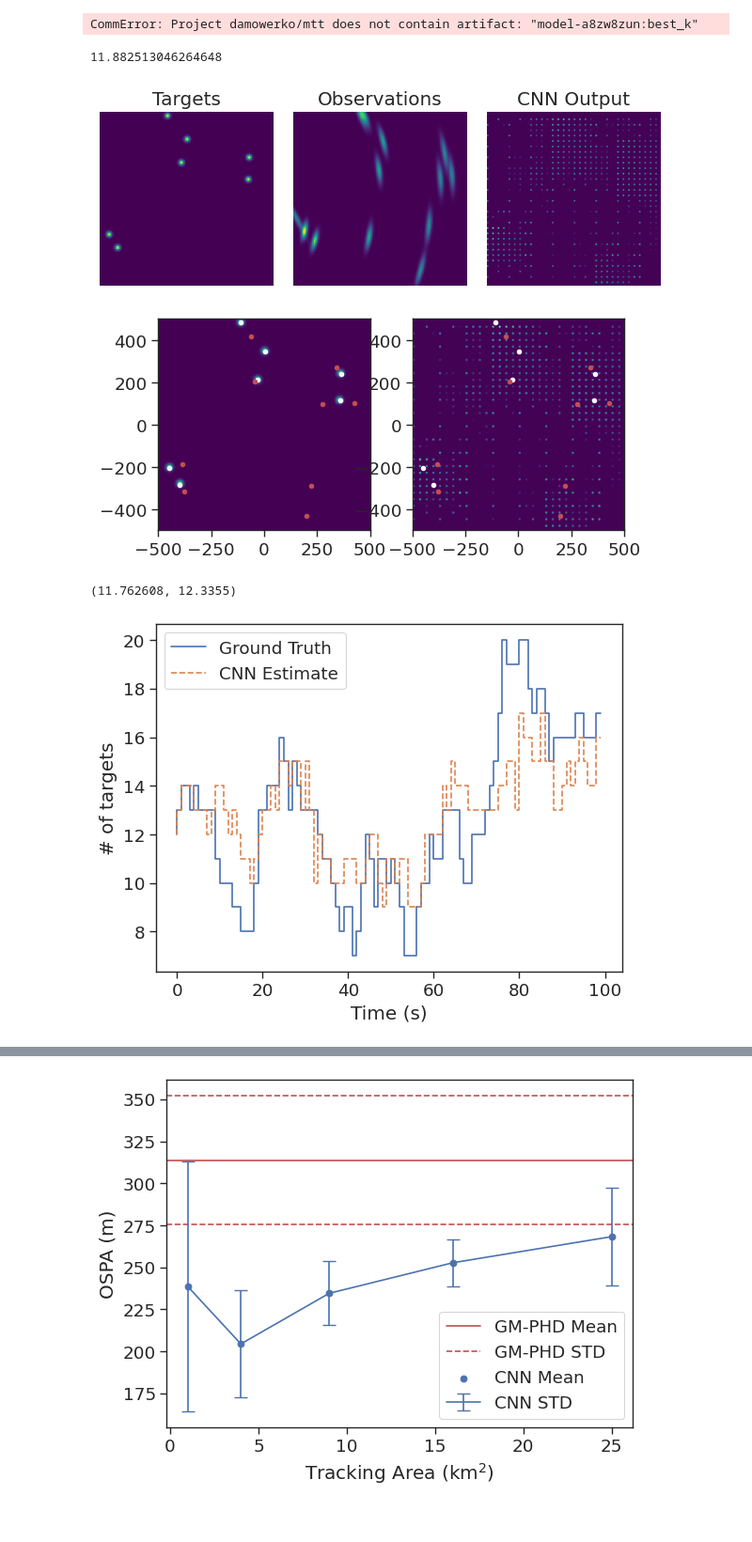
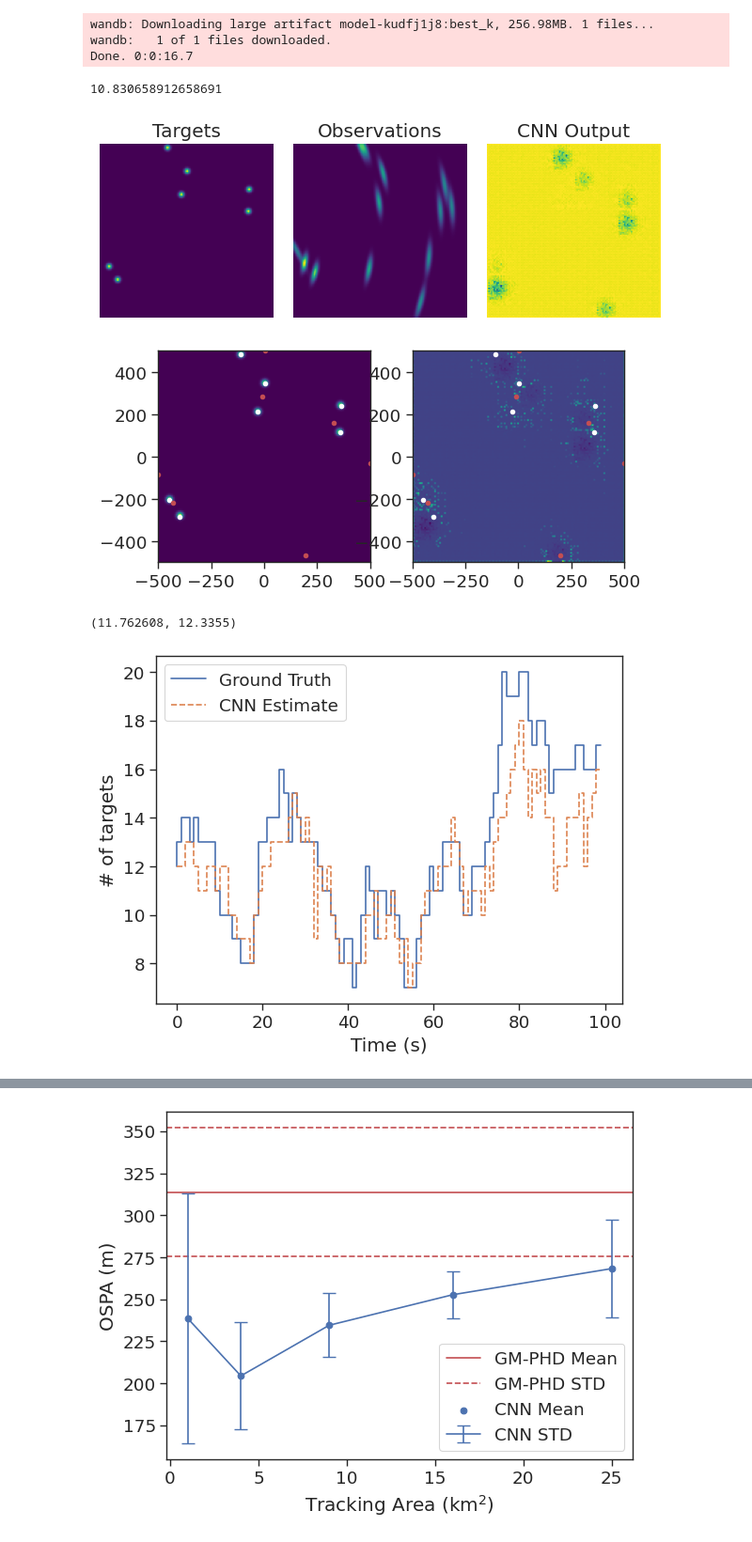
Before and after one commit to Damowerko/mtt, a Jupyter notebook: notebooks/evaluate.ipynb, the cells around one changed output, grey strips where cells are left out. Shown: that part at 94% size. Drawn from its saved outputs; the diff is of its cells as text; code cells hidden in the pictures.

```diff
--- a/notebooks/evaluate.ipynb
+++ b/notebooks/evaluate.ipynb
@@ -44,7 +44,7 @@ n_detections = (
 )
 # %%
 # Make CNN Predictions
-model, name = load_model("wandb://damowerko/mtt/a8zw8zun")
+model, name = load_model("wandb://damowerko/mtt/kudfj1j8")
 model = model.cuda()
 
 x = torch.stack([d.sensor_images for d in stacked], dim=0)
@@ -63,28 +63,30 @@ predictions_cnn = []
 for i in trange(n):
     predictions_cnn.append(find_peaks(pred_img[i][filt_idx], width=window, model="kmeans")[0])
 # %% [output]
-CommError: Project damowerko/mtt does not contain artifact: "model-a8zw8zun:best_k"
+wandb: Downloading large artifact model-kudfj1j8:best_k, 256.98MB. 1 files...
+wandb:   1 of 1 files downloaded.
+Done. 0:0:16.7
 # %%
-output_images.sum(axis=(-1,-2)).mean().item()
+output_images.clamp(min=0).sum(axis=(-1,-2)).mean().item()
 # %% [output]
-11.882513046264648
+10.830658912658691
 # %%
 idx = dataset_idx
 fig, axs = plt.subplots(1, 3)
 plt.subplots_adjust(wspace=0.05)
 axs[0].imshow(stacked[idx][1][filt_idx].cpu(), extent=extent, origin="lower", cmap="viridis")
 axs[0].set_title("Targets")
 axs[1].imshow(stacked[idx][0][filt_idx].cpu(), extent=extent, origin="lower", cmap="viridis")
 axs[1].set_title("Observations")
-axs[2].imshow(pred_img[idx][filt_idx], extent=extent, origin="lower", cmap="viridis")
+axs[2].imshow(np.minimum(pred_img[idx][filt_idx], 0), extent=extent, origin="lower", cmap="viridis")
 axs[2].set_title("CNN Output")
 for ax in axs:
     ax.axis("off")
 plt.savefig("../figures/images.pdf", bbox_inches="tight")
 plt.tight_layout()
 plt.show()
 # %% [output]
-[figure, old version]
+[figure, new version]
 # %%
 idx = dataset_idx
 fig, axs = plt.subplots(1, 2)
@@ -100,7 +102,7 @@ for ax in axs:
     ax.set_ylim(-window / 2, window / 2)
 plt.show()
 # %% [output]
-[figure, old version]
+[figure, new version]
 # %%
 mean_energy = np.mean([pos_img[1].cpu().sum(dim=[-1,-2]) for _, pos_img, _ in stacked])
 mean_cardinality = np.mean([len(info["target_positions"]) for _,_,infos in stacked for info in infos])
@@ -119,7 +121,7 @@ plt.ylabel("# of targets")
 plt.legend()
 plt.savefig("../figures/cardinality.pdf")
 # %% [output]
-[figure, old version]
+[figure, new version]
 # %%
 ospa_cnn = []
 for idx in range(n):
```
Also changed, not shown: parts of 1 cell of this notebook.
